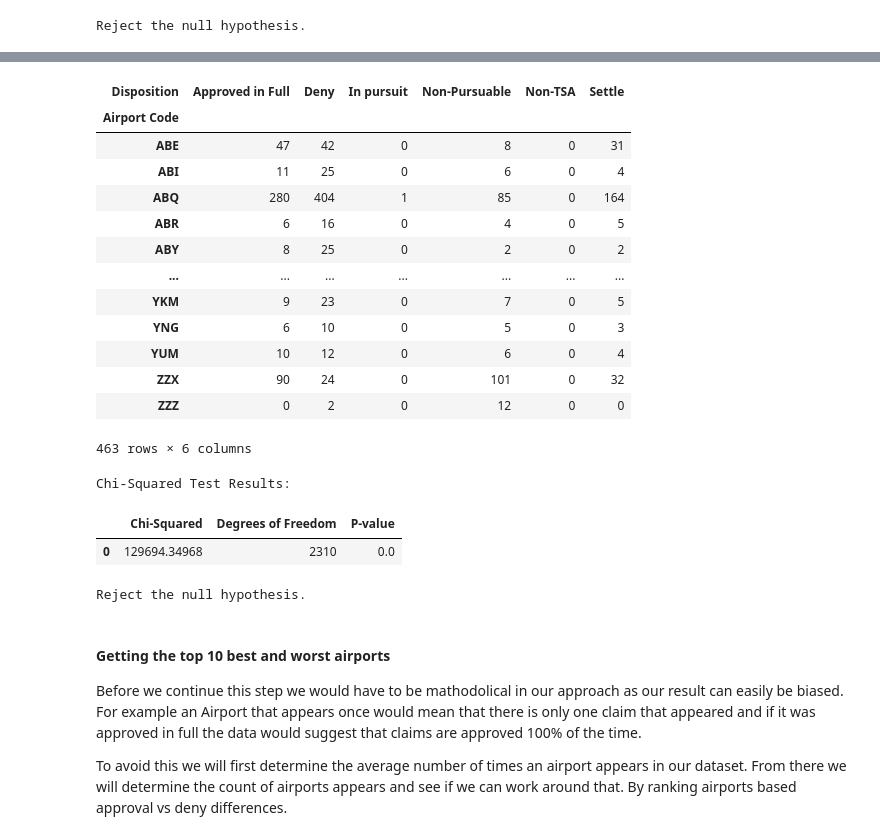
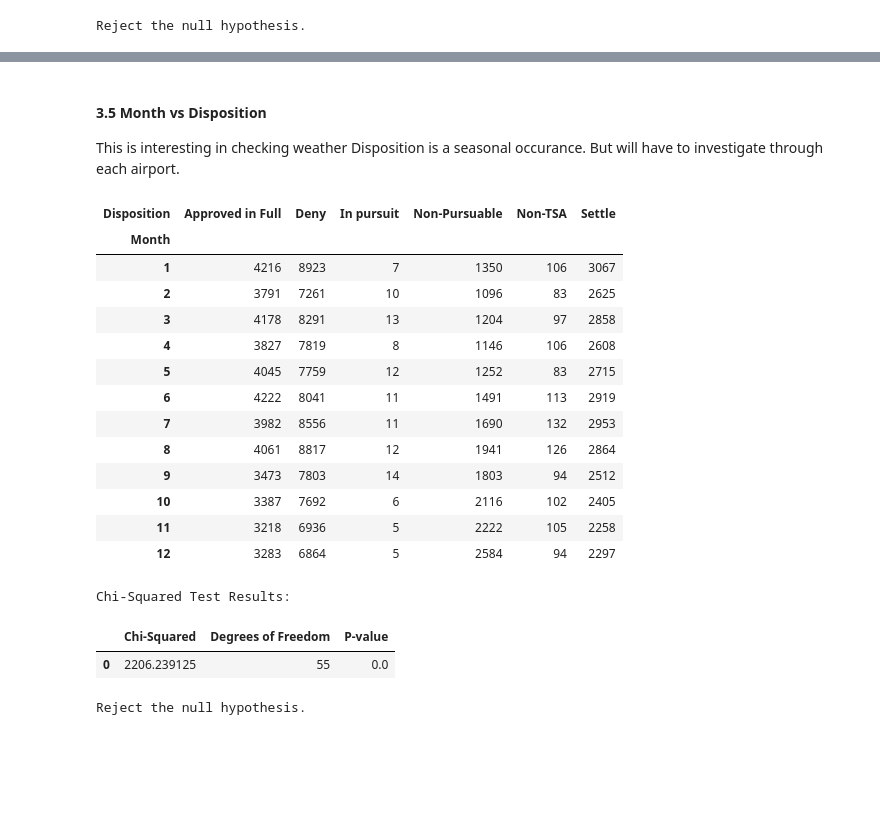
Before and after one commit to Jaomar92/capstone2, a Jupyter notebook: capstone2.ipynb, the cells around one changed output, grey strips where cells are left out. Cells and saved outputs as stored; diff of their text form; code cells hidden in the pictures; blank space fills up the shorter version.

```diff
--- a/capstone2.ipynb
+++ b/capstone2.ipynb
@@ -1719,48 +1650,50 @@ airport_disposition
+# %% [markdown]
+#### 3.5 Month vs Disposition
+This is interesting in checking weather Disposition is a seasonal occurance. But will have to investigate through each airport.
 # %%
 from scipy.stats import chi2_contingency
 
-contingency_table = pd.crosstab(df['Airport Code'], df['Disposition'])
+# Create a contingency table
+contingency_table = pd.crosstab(df['Month'], df['Disposition'])
 
-# Perform the chi-squared test to see if there is a relaitionship
+# Perform the chi-squared test
 chi2, p, dof, expected = chi2_contingency(contingency_table)
 
+# Set the significance level
 alpha = 0.05
 
+# Convert the contingency table to a pandas DataFrame
 contingency_df = pd.DataFrame(contingency_table)
 
+# Display the results
 display(contingency_df)
 print('\nChi-Squared Test Results:')
 results = pd.DataFrame({'Chi-Squared': [chi2],
                         'Degrees of Freedom': [dof],
                         'P-value': [p]})
 display(results)
 
 # Determine if the null hypothesis should be rejected
 if p < alpha:
     print('\nReject the null hypothesis.')
 else:
     print('\nFail to reject the null hypothesis.')
 # %% [output]
 | Disposition | Approved in Full | Deny | In pursuit | Non-Pursuable | Non-TSA | Settle |
-| Airport Code |  |  |  |  |  |  |
-| ABE | 47 | 42 | 0 | 8 | 0 | 31 |
-| ABI | 11 | 25 | 0 | 6 | 0 | 4 |
-| ABQ | 280 | 404 | 1 | 85 | 0 | 164 |
-| ABR | 6 | 16 | 0 | 4 | 0 | 5 |
-| ABY | 8 | 25 | 0 | 2 | 0 | 2 |
-| ... | ... | ... | ... | ... | ... | ... |
-| YKM | 9 | 23 | 0 | 7 | 0 | 5 |
-| YNG | 6 | 10 | 0 | 5 | 0 | 3 |
-| YUM | 10 | 12 | 0 | 6 | 0 | 4 |
-| ZZX | 90 | 24 | 0 | 101 | 0 | 32 |
-| ZZZ | 0 | 2 | 0 | 12 | 0 | 0 |
+| Month |  |  |  |  |  |  |
+| 1 | 4216 | 8923 | 7 | 1350 | 106 | 3067 |
+| 2 | 3791 | 7261 | 10 | 1096 | 83 | 2625 |
+| 3 | 4178 | 8291 | 13 | 1204 | 97 | 2858 |
+| 4 | 3827 | 7819 | 8 | 1146 | 106 | 2608 |
+| 5 | 4045 | 7759 | 12 | 1252 | 83 | 2715 |
+| 6 | 4222 | 8041 | 11 | 1491 | 113 | 2919 |
+| 7 | 3982 | 8556 | 11 | 1690 | 132 | 2953 |
+| 8 | 4061 | 8817 | 12 | 1941 | 126 | 2864 |
+| 9 | 3473 | 7803 | 14 | 1803 | 94 | 2512 |
+| 10 | 3387 | 7692 | 6 | 2116 | 102 | 2405 |
+| 11 | 3218 | 6936 | 5 | 2222 | 105 | 2258 |
+| 12 | 3283 | 6864 | 5 | 2584 | 94 | 2297 |
-463 rows × 6 columns
+Chi-Squared Test Results:
+|  | Chi-Squared | Degrees of Freedom | P-value |
+| 0 | 2206.239125 | 55 | 0.0 |
-Chi-Squared Test Results:
+Reject the null hypothesis.
-|  | Chi-Squared | Degrees of Freedom | P-value |
-| 0 | 129694.34968 | 2310 | 0.0 |
-Reject the null hypothesis.
-# %% [markdown]
-#### Getting the top 10 best and worst airports
-Before we continue this step we would have to be mathodolical in our approach as our result can easily be biased. For example an Airport that appears once would mean that there is only one claim that appeared and if it was approved in full the data would suggest that claims are approved 100% of the time.
-
-To avoid this we will first determine the average number of times an airport appears in our dataset. From there we will determine the count of airports appears and see if we can work around that. By ranking airports based approval vs deny differences.
```
Also changed, not shown: parts of 16 cells of this notebook.
